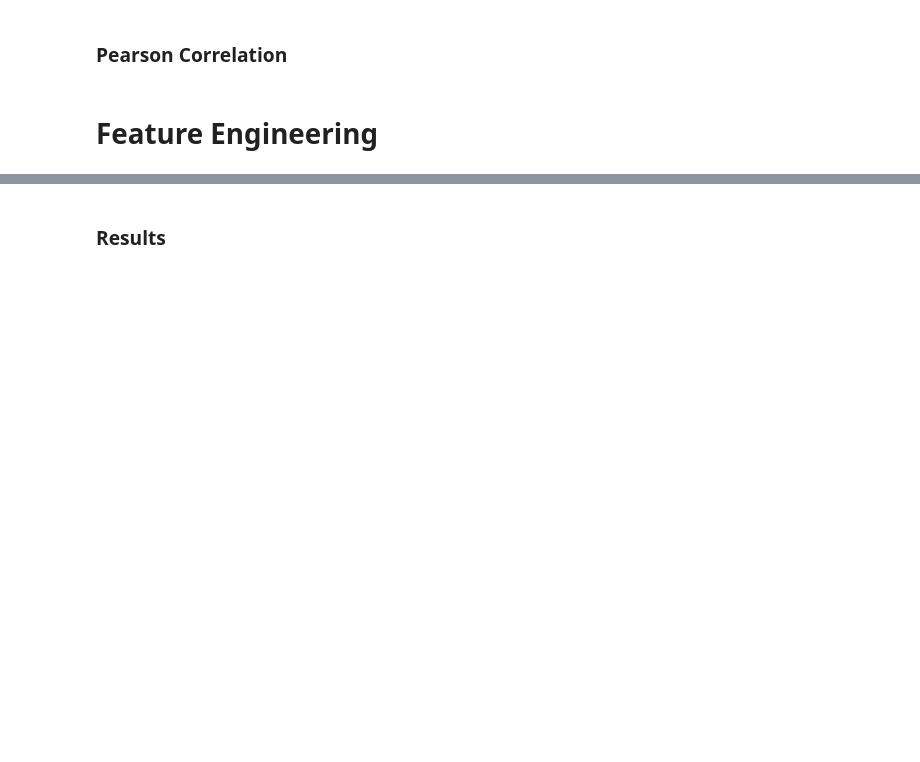
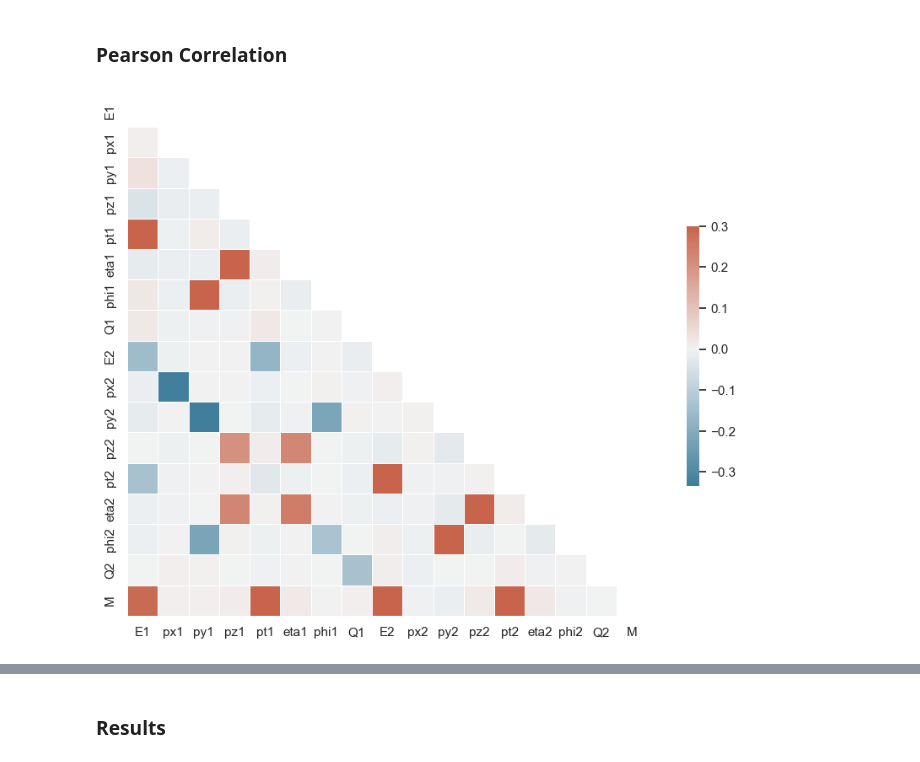
Before and after one commit to MetaphysicalSploumsky/CERN-dielectron-events-analysis, a Jupyter notebook: data-exploration.ipynb, the cells around one changed output, grey strips where cells are left out. Saved outputs shown, nothing was run; the diff lists cells and outputs as text; code cells hidden in the pictures; blank space fills up the shorter version.

Commit message:
Finished Prepping Data

```diff
--- a/data-exploration.ipynb
+++ b/data-exploration.ipynb
@@ -143,8 +171,22 @@ kde_hist_M()
 "We see three invarient mass peaks at approximately 3 GeV, 10 GeV and 90 GeV. These peaks represent the J/psi meson, the Y mesons and the Z boson respectively. [...] Invariant mass peaks in a distribution of decay products (e+ and e- in our case) typically represent the mass of a parent particle that decayed to produce those products. When a particle decays, the invariant mass of the resulting decay products will be clustered around the mass of the parent particle. This is because, according to conservation laws, the total energy and momentum before and after the decay must be the same, and the invariant mass is a way to calculate this." - @danielbozbay, on Kaggle
 # %% [markdown]
 ### Pearson Correlation
-# %%
-def correlation_matrix(df:pd.DataFrame=df, target:str=target,features:list[str]=features):
-    pass
-# %% [markdown]
-# Feature Engineering
+# %%
+def correlation_matrix(df:pd.DataFrame=df, target:str=target,features:list[str]=features, theme:str='white', figsize:tuple=(12, 8)):
+    sns.set_theme(style=theme)
+
+    df_numerical = df.select_dtypes(include=np.number)
+    df_numerical = df_numerical.drop(['Run', 'Event'], axis=1) # drop identifiers; irrelevant to correlation
+    corr = df_numerical.corr()
+
+    mask = np.triu(np.ones_like(corr, dtype=bool))
+
+    f, ax = plt.subplots(figsize=figsize)
+    cmap = sns.diverging_palette(230, 20, as_cmap=True)
+
+    sns.heatmap(corr, mask=mask, cmap=cmap, vmax=.3, center=0,
+            square=True, linewidths=.5, cbar_kws={"shrink": .5})
+# %%
+correlation_matrix()
+# %% [output]
+[figure, added]
```
Also changed, not shown: parts of 28 cells of this notebook, 1 other file.
